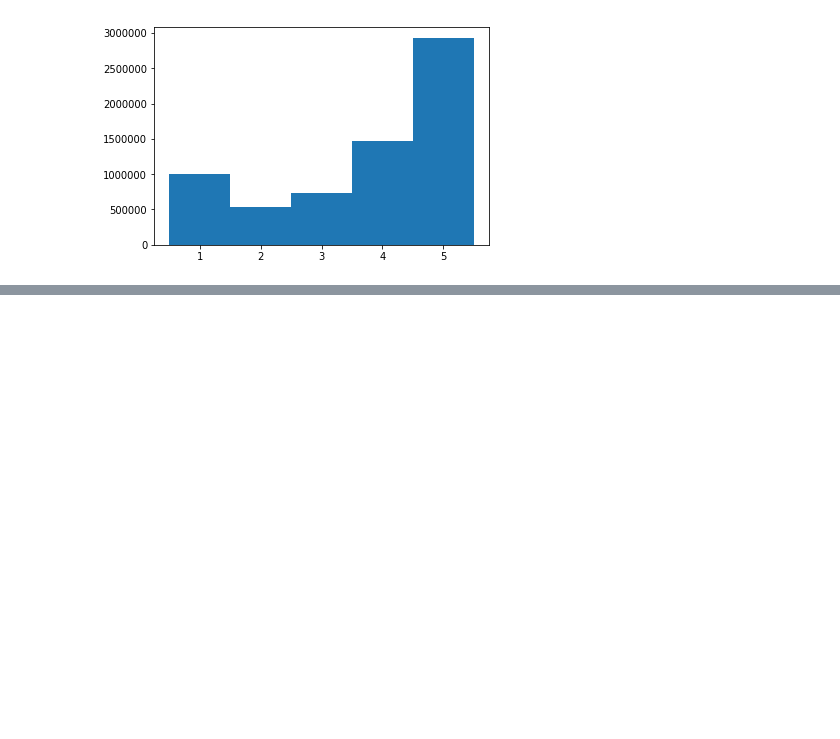
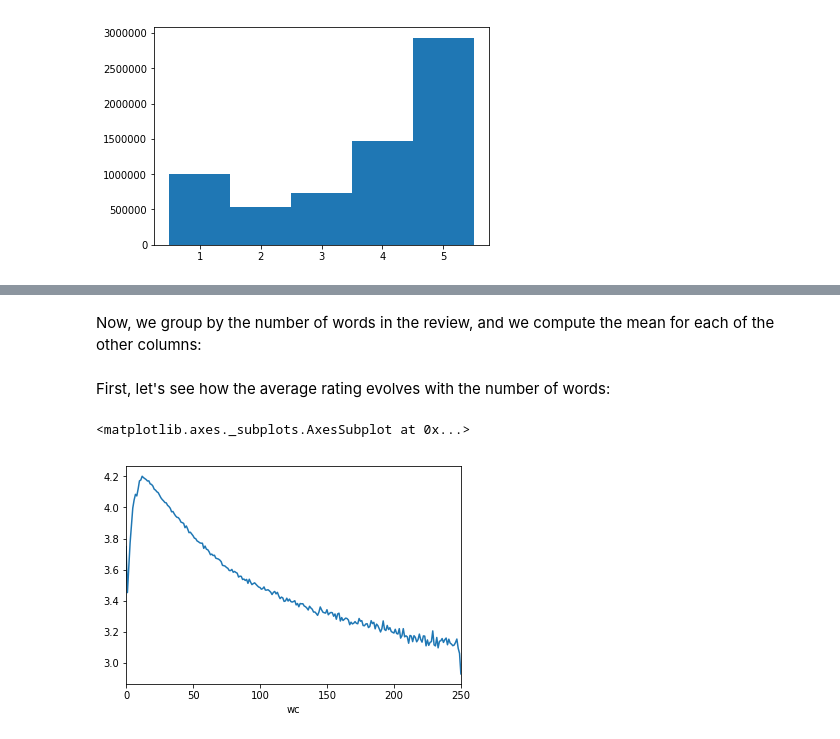
Before and after one commit to cbernet/maldives, a Jupyter notebook: yelp/analysis.ipynb, the cells around one changed output, grey strips where cells are left out. Drawn from its saved outputs; the diff is of its cells as text; code cells hidden in the pictures; blank space fills up the shorter version.

```diff
--- a/yelp/analysis.ipynb
+++ b/yelp/analysis.ipynb
@@ -91,0 +80,5 @@ plt.hist(d[:,0], range=(0.5,5.5), bins=5)
+# %%
+stars = d[:,0]
+useful = d[:,1]
+funny = d[:,2]
+cool = d[:,3]
@@ -91,0 +87,4 @@ plt.hist(d[:,0], range=(0.5,5.5), bins=5)
+# %%
+import pandas as pd
+df = pd.DataFrame({'useful':useful, 'wc':word_counts, 'stars':stars, 'funny':funny, 'cool':cool})
+df
@@ -91,0 +110,11 @@ plt.hist(d[:,0], range=(0.5,5.5), bins=5)
+# %% [markdown]
+Now, we group by the number of words in the review, and we compute the mean for each of the other columns:
+# %%
+means = df.groupby('wc').mean()
+# %% [markdown]
+First, let's see how the average rating evolves with the number of words:
+# %%
+means['stars'].plot()
+# %% [output]
+<matplotlib.axes._subplots.AxesSubplot at 0x...>
+[figure, added]
```
Also changed, not shown: parts of 8 cells of this notebook.
